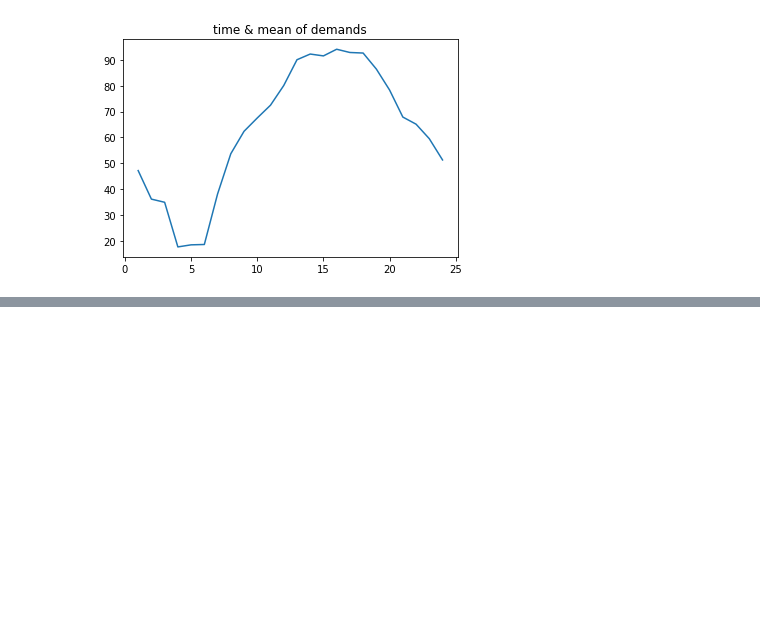
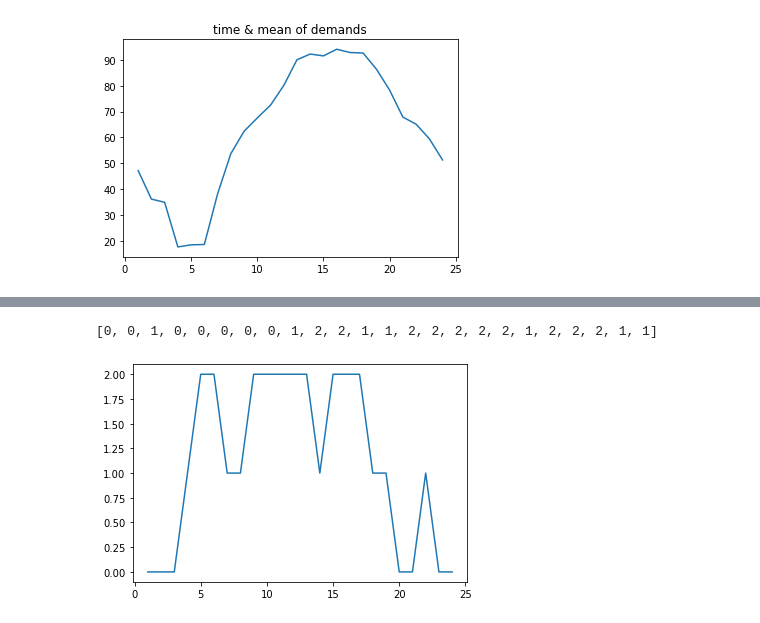
Before and after one commit to Timothy-197/CarRent_SQL-Database-Course-Project, a Jupyter notebook: data_mining/demand_visualize.ipynb, the cells around one changed output, grey strips where cells are left out. Cells and saved outputs as stored; diff of their text form; code cells hidden in the pictures; blank space fills up the shorter version.

```diff
--- a/data_mining/demand_visualize.ipynb
+++ b/data_mining/demand_visualize.ipynb
@@ -113,0 +134,16 @@ plt.show()
+# %%
+# test on the testing set
+# it is quite useless, please igonore
+test_set = pd.read_csv('test_import.csv')
+test_buckets = [[]]*24
+# fill in the buckets
+for i in range(0, len(test_buckets)):
+    test_buckets[i] = (test_set.loc[df['hour'] == i])['demand'].shape[0]
+print(test_buckets)
+new_data = [test_buckets[(i+5)%24] for i in range(0, 24)]
+
+plt.plot(np.arange(1, 25, 1), new_data)
+plt.show()
+# %% [output]
+[0, 0, 1, 0, 0, 0, 0, 0, 1, 2, 2, 1, 1, 2, 2, 2, 2, 2, 1, 2, 2, 2, 1, 1]
+[figure, added]
```
Also changed, not shown: parts of 3 cells of this notebook.
